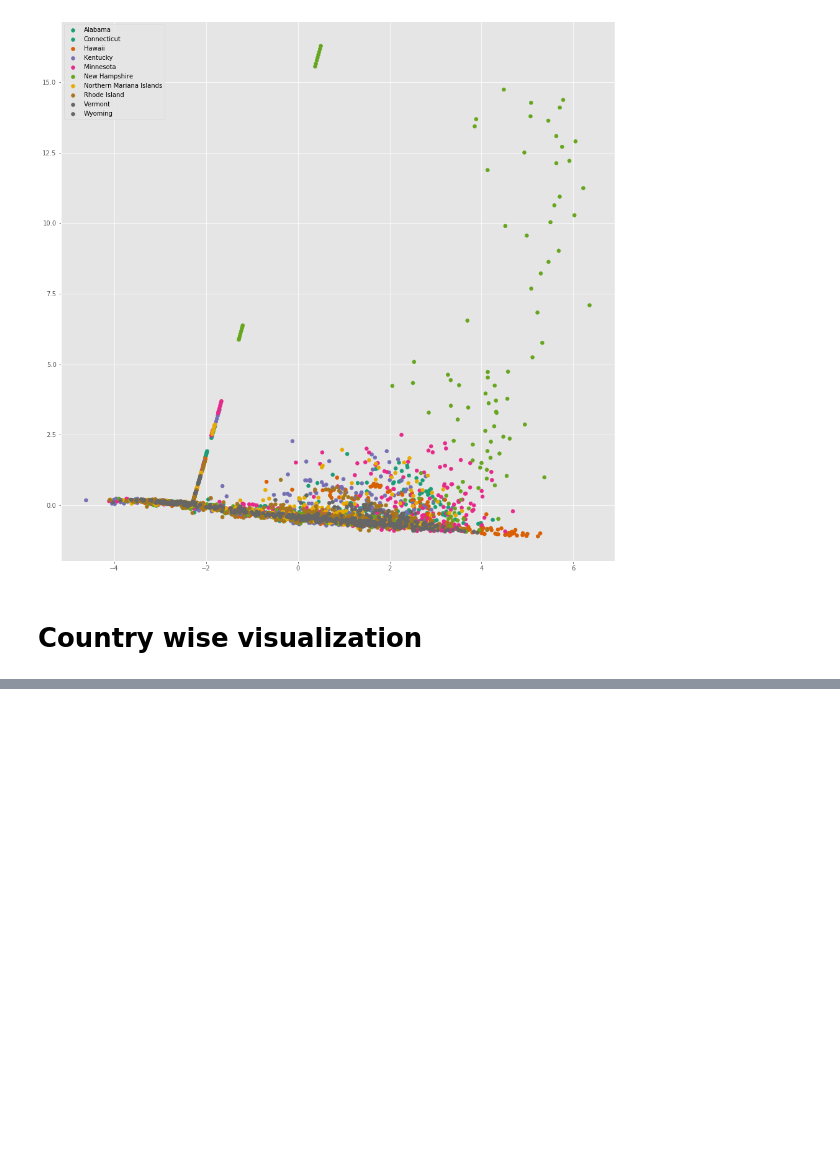
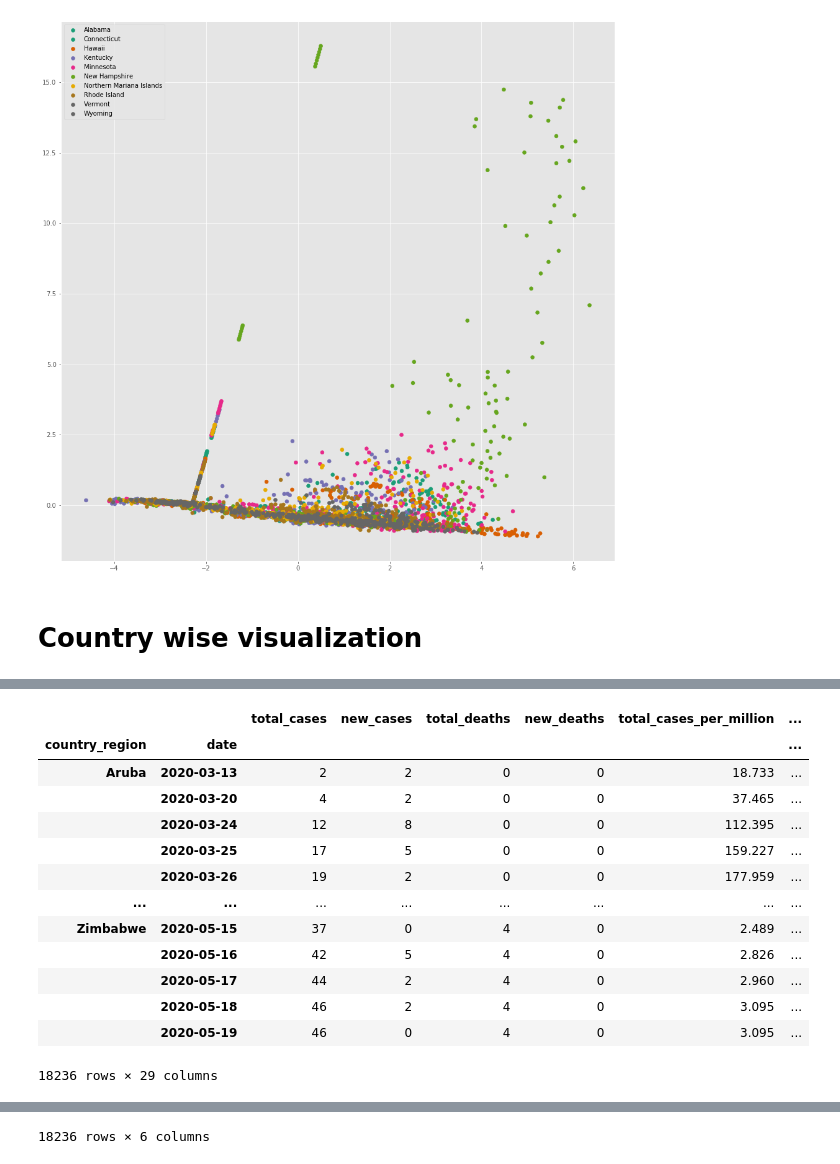
Before and after one commit to hannanabdul55/neural-nets-research-playground, a Jupyter notebook: Should-I-get-out.ipynb, the cells around one changed output, grey strips where cells are left out. Drawn from its saved outputs; the diff is of its cells as text; code cells hidden in the pictures; blank space fills up the shorter version.

```diff
--- a/Should-I-get-out.ipynb
+++ b/Should-I-get-out.ipynb
@@ -325,0 +356,27 @@ plt.legend(*sc.legend_elements(fmt=mpl.ticker.FuncFormatter(l)))
+# %%
+mob_cty = mobility[mobility['sub_region_1'].isna()][mobility['sub_region_2'].isna()].drop(
+    columns=['sub_region_1', 'sub_region_2', 'country_region_code']).set_index(['country_region', 'date'])
+
+testing_cty = testing[testing['location']!='International'][testing['location']!='World'].drop(columns='iso_code').rename({'location':'country_region'}, axis=1).set_index(['country_region', 'date'])
+mob_cty = mob_cty.reindex(testing_cty.index)
+# display(testing_cty['iso_code'].nunique(), mobility['country_region_code'].nunique())
+
+display(testing_cty)
+# pd.set_option("display.max_rows", 999)
+display(mob_cty)
+# pd.reset_option("display.max_rows")
+# %% [output]
+|  |  | total_cases | new_cases | total_deaths | new_deaths | total_cases_per_million | ... |
+| country_region | date |  |  |  |  |  | ... |
+| Aruba | 2020-03-13 | 2 | 2 | 0 | 0 | 18.733 | ... |
+|  | 2020-03-20 | 4 | 2 | 0 | 0 | 37.465 | ... |
+|  | 2020-03-24 | 12 | 8 | 0 | 0 | 112.395 | ... |
+|  | 2020-03-25 | 17 | 5 | 0 | 0 | 159.227 | ... |
+|  | 2020-03-26 | 19 | 2 | 0 | 0 | 177.959 | ... |
+| ... | ... | ... | ... | ... | ... | ... | ... |
+| Zimbabwe | 2020-05-15 | 37 | 0 | 4 | 0 | 2.489 | ... |
+|  | 2020-05-16 | 42 | 5 | 4 | 0 | 2.826 | ... |
+|  | 2020-05-17 | 44 | 2 | 4 | 0 | 2.960 | ... |
+|  | 2020-05-18 | 46 | 2 | 4 | 0 | 3.095 | ... |
+|  | 2020-05-19 | 46 | 0 | 4 | 0 | 3.095 | ... |
+18236 rows × 29 columns
@@ -325,0 +396 @@ plt.legend(*sc.legend_elements(fmt=mpl.ticker.FuncFormatter(l)))
+18236 rows × 6 columns
```
Also changed, not shown: parts of 8 cells of this notebook, 2 other files.
